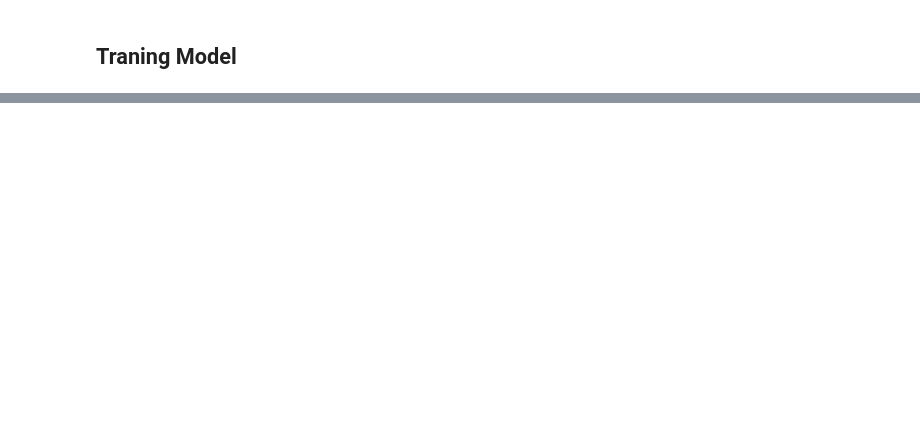
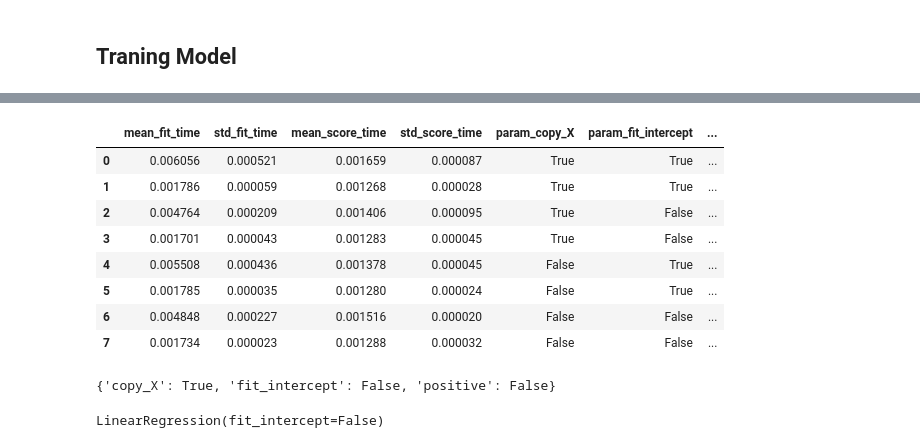
Before and after one commit to AtharvaDeo101/Car, a Jupyter notebook: Untitled-1.ipynb, the cells around one changed output, grey strips where cells are left out. Drawn from its saved outputs; the diff is of its cells as text; code cells hidden in the pictures; blank space fills up the shorter version.

```diff
--- a/Untitled-1.ipynb
+++ b/Untitled-1.ipynb
@@ -157,0 +163,3 @@ x_train, x_test, y_train, y_test = train_test_split(x,y, train_size=0.2,random_s
+# %%
+lr = LinearRegression()
+rfr = RandomForestRegressor()
@@ -157,0 +171,7 @@ x_train, x_test, y_train, y_test = train_test_split(x,y, train_size=0.2,random_s
+# %%
+
+clf = GridSearchCV(estimator=lr,param_grid= {
+    'fit_intercept' : [True, False],
+    'copy_X': [True,False],
+    'positive': [True,False]
+},  cv= 5)
@@ -157,0 +221,17 @@ x_train, x_test, y_train, y_test = train_test_split(x,y, train_size=0.2,random_s
+# %%
+new_df = pd.DataFrame(clf.cv_results_)
+new_df
+# %% [output]
+|  | mean_fit_time | std_fit_time | mean_score_time | std_score_time | param_copy_X | param_fit_intercept | ... |
+| 0 | 0.006056 | 0.000521 | 0.001659 | 0.000087 | True | True | ... |
+| 1 | 0.001786 | 0.000059 | 0.001268 | 0.000028 | True | True | ... |
+| 2 | 0.004764 | 0.000209 | 0.001406 | 0.000095 | True | False | ... |
+| 3 | 0.001701 | 0.000043 | 0.001283 | 0.000045 | True | False | ... |
+| 4 | 0.005508 | 0.000436 | 0.001378 | 0.000045 | False | True | ... |
+| 5 | 0.001785 | 0.000035 | 0.001280 | 0.000024 | False | True | ... |
+| 6 | 0.004848 | 0.000227 | 0.001516 | 0.000020 | False | False | ... |
+| 7 | 0.001734 | 0.000023 | 0.001288 | 0.000032 | False | False | ... |
+# %%
+clf.best_params_
+# %% [output]
+{'copy_X': True, 'fit_intercept': False, 'positive': False}
@@ -157,0 +240,4 @@ x_train, x_test, y_train, y_test = train_test_split(x,y, train_size=0.2,random_s
+# %%
+lr.fit(x_train,y_train)
+# %% [output]
+LinearRegression(fit_intercept=False)
```
Also changed, not shown: parts of 21 cells of this notebook, 2 other files.
